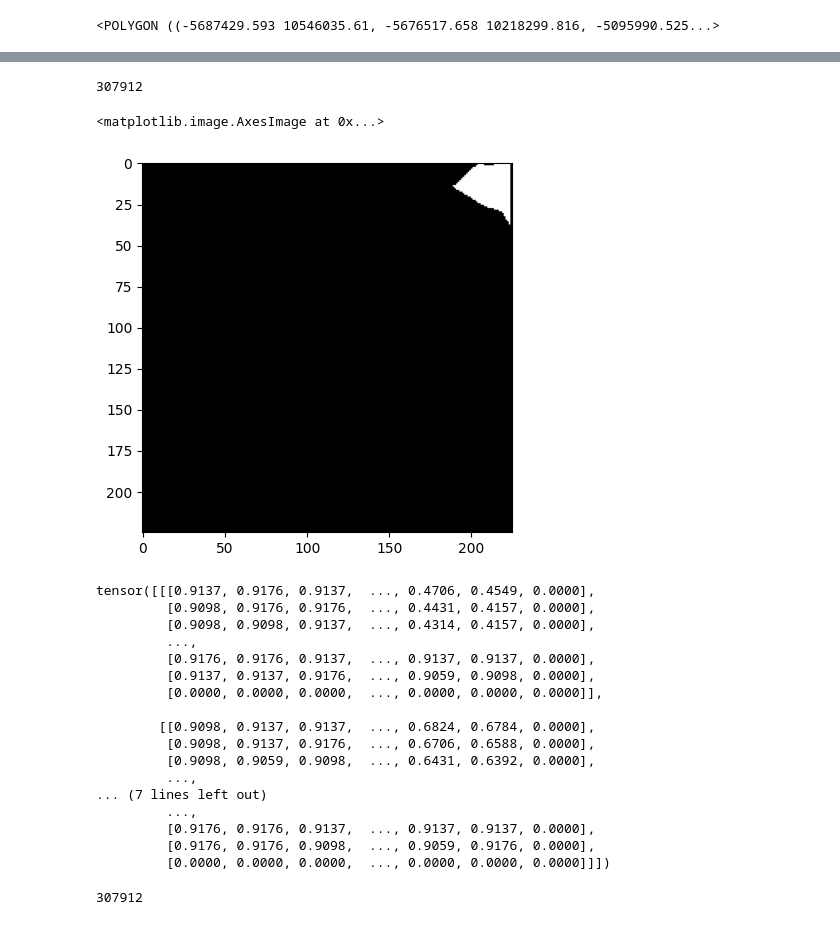
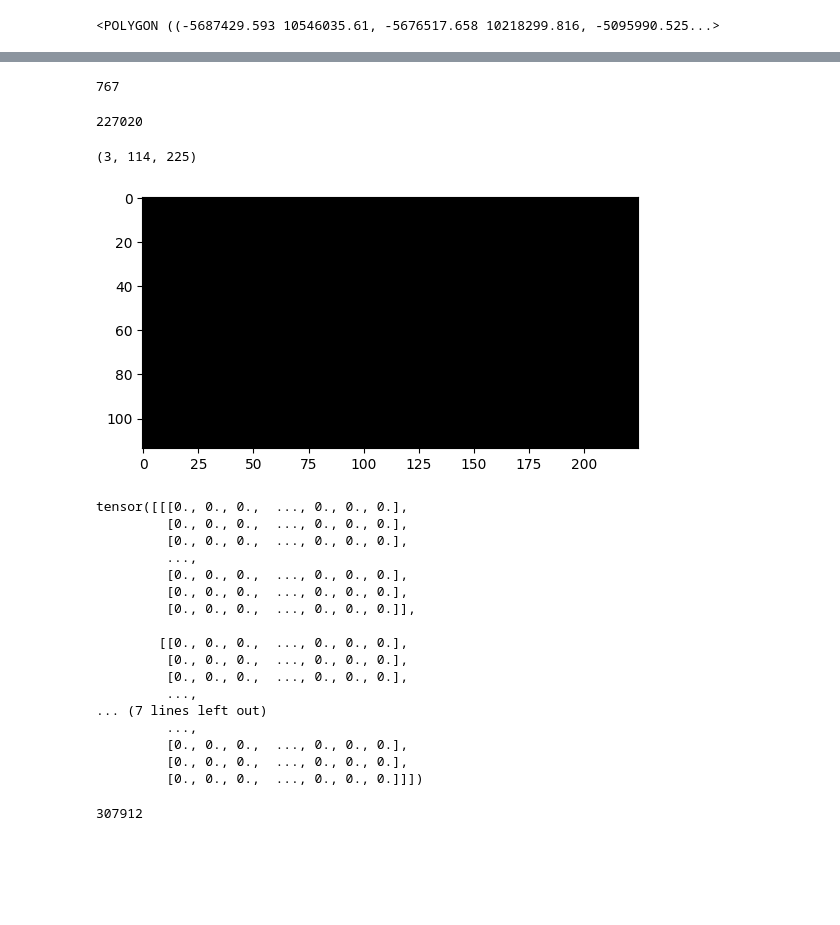
Before and after one commit to MAL-TO/sigspatialcup2023, a Jupyter notebook: notebook.ipynb, the cells around one changed output, grey strips where cells are left out. Drawn from its saved outputs; the diff is of its cells as text; code cells hidden in the pictures; blank space fills up the shorter version.

```diff
--- a/notebook.ipynb
+++ b/notebook.ipynb
@@ -67,39 +63,57 @@ type(poly)
 Name: sampled_points, dtype: geometry
 shapely.geometry.polygon.Polygon
+# %%
+from tqdm import tqdm
+img_region_path = Path("/data1/malto/sigspatial/ds_train_label/")
+l = os.listdir(img_region_path)
+print(len(l))
+for i in tqdm(range(len(l))):
+    img = l[i]
+    img_region = rasterio.open(img_region_path / img)
+    img_array = img_region.read()
+    #if img_array.max() != 0:
+    #    break
+    if img_array.shape != (3, 2048, 2048):
+        os.remove(img_region_path / img)
+# %% [output]
+767
 # %%
-img_region_path = Path("/data1/malto/sigspatial/train_label/")
+img_region_path = Path("/data1/malto/sigspatial/ds_train_label/")
 print(len(os.listdir(img_region_path)))
 for i in range(2100, len(os.listdir(img_region_path))):
     img = os.listdir(img_region_path)[i]
     img_region = rasterio.open(img_region_path / img)
     img_array = img_region.read()
-    if img_array.max() != 0:
+    #if img_array.max() != 0:
+    #    break
+    if img_array.shape != (3, 225, 225):
         break
 plt.imshow(np.transpose(img_array, ((1, 2, 0))))
+img_array.shape
 # %% [output]
-307912
+227020
-<matplotlib.image.AxesImage at 0x...>
+(3, 114, 225)
-[figure, old version]
+[figure, new version]
 # %%
 ToTensor()(np.transpose(img_array, ((1, 2, 0))))
 # %% [output]
-tensor([[[0.9137, 0.9176, 0.9137,  ..., 0.4706, 0.4549, 0.0000],
-         [0.9098, 0.9176, 0.9176,  ..., 0.4431, 0.4157, 0.0000],
-         [0.9098, 0.9098, 0.9137,  ..., 0.4314, 0.4157, 0.0000],
+tensor([[[0., 0., 0.,  ..., 0., 0., 0.],
+         [0., 0., 0.,  ..., 0., 0., 0.],
+         [0., 0., 0.,  ..., 0., 0., 0.],
          ...,
-         [0.9176, 0.9176, 0.9137,  ..., 0.9137, 0.9137, 0.0000],
-         [0.9137, 0.9137, 0.9176,  ..., 0.9059, 0.9098, 0.0000],
-         [0.0000, 0.0000, 0.0000,  ..., 0.0000, 0.0000, 0.0000]],
+         [0., 0., 0.,  ..., 0., 0., 0.],
+         [0., 0., 0.,  ..., 0., 0., 0.],
+         [0., 0., 0.,  ..., 0., 0., 0.]],
 
-        [[0.9098, 0.9137, 0.9137,  ..., 0.6824, 0.6784, 0.0000],
-         [0.9098, 0.9137, 0.9176,  ..., 0.6706, 0.6588, 0.0000],
-         [0.9098, 0.9059, 0.9098,  ..., 0.6431, 0.6392, 0.0000],
+        [[0., 0., 0.,  ..., 0., 0., 0.],
+         [0., 0., 0.,  ..., 0., 0., 0.],
+         [0., 0., 0.,  ..., 0., 0., 0.],
          ...,
 ... (7 lines left out)
          ...,
-         [0.9176, 0.9176, 0.9137,  ..., 0.9137, 0.9137, 0.0000],
-         [0.9176, 0.9176, 0.9098,  ..., 0.9059, 0.9176, 0.0000],
-         [0.0000, 0.0000, 0.0000,  ..., 0.0000, 0.0000, 0.0000]]])
+         [0., 0., 0.,  ..., 0., 0., 0.],
+         [0., 0., 0.,  ..., 0., 0., 0.],
+         [0., 0., 0.,  ..., 0., 0., 0.]]])
 # %%
 img_region_path = Path("/data1/malto/sigspatial/train_image/")
 print(len(os.listdir(img_region_path)))
```
Also changed, not shown: parts of 2 cells of this notebook, 4 other files.
